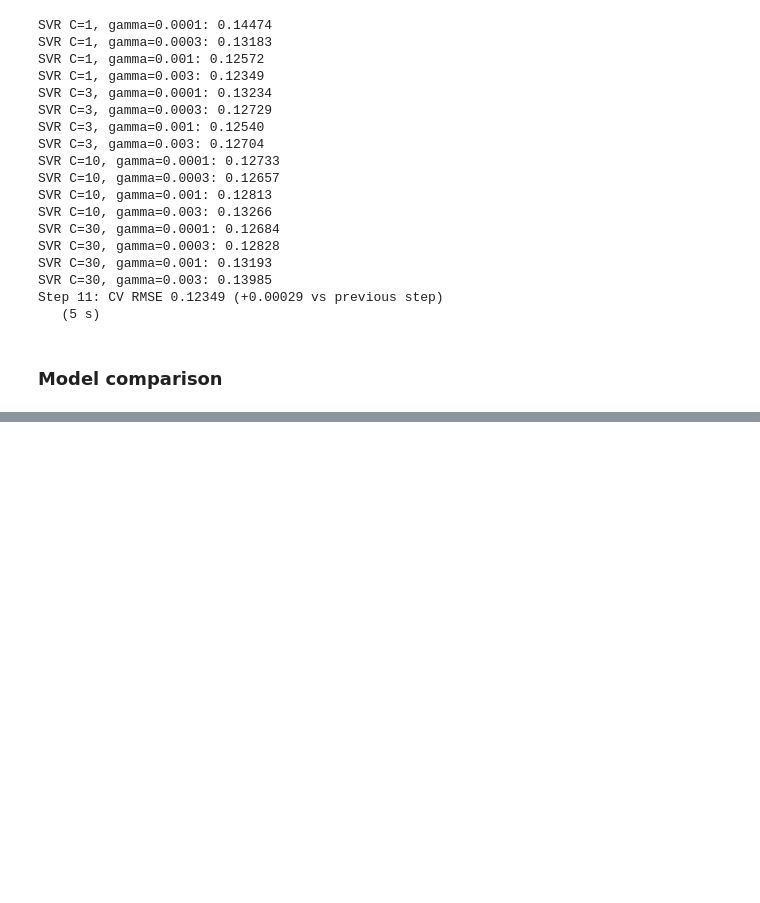
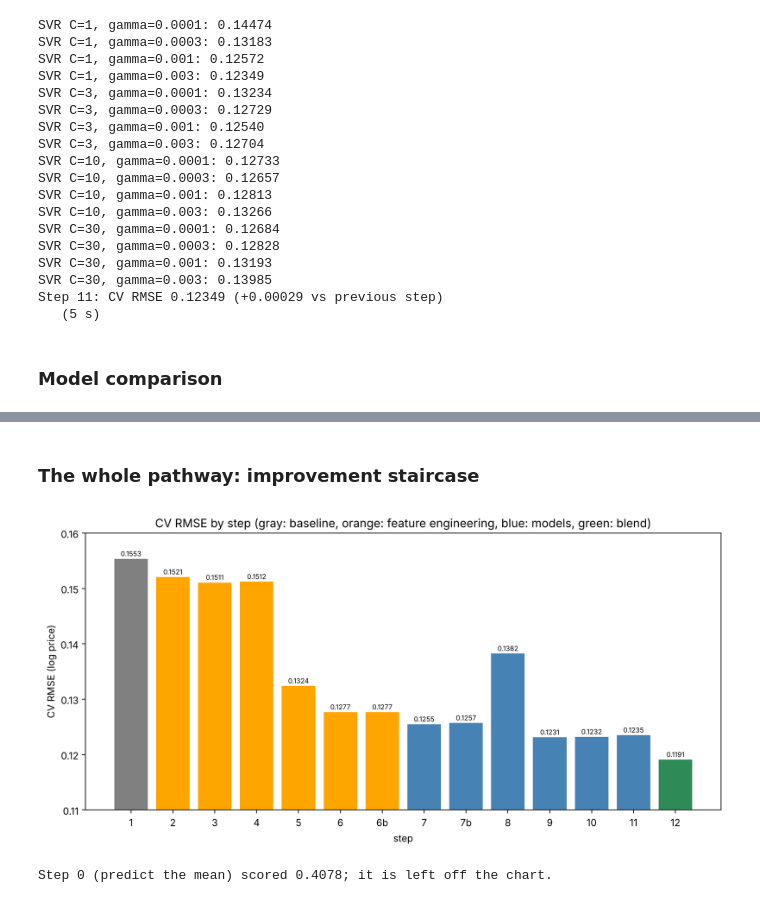
Before and after one commit to Victorshek412/kaggle-house-prices, a Jupyter notebook: v2/house_prices_v2.ipynb, the cells around one changed output, grey strips where cells are left out. Drawn from its saved outputs; the diff is of its cells as text; code cells hidden in the pictures; blank space fills up the shorter version.

```diff
--- a/v2/house_prices_v2.ipynb
+++ b/v2/house_prices_v2.ipynb
@@ -743,0 +826,21 @@ comparison.round(5)
+# %% [markdown]
+### The whole pathway: improvement staircase
+# %%
+steps = results[results.step != "0"].reset_index(drop=True)  # step 0 (0.41) would flatten the chart
+colors = ["gray" if s == "1" else "orange" if s in {"2", "3", "4", "5", "6", "6b"}
+          else "steelblue" if s != "12" else "seagreen" for s in steps.step]
+
+fig, ax = plt.subplots(figsize=(10, 5))
+ax.bar(steps.step, steps.cv_rmse, color=colors)
+for i, value in enumerate(steps.cv_rmse):
+    ax.text(i, value + 0.0005, f"{value:.4f}", ha="center", fontsize=7)
+ax.set(title="CV RMSE by step (gray: baseline, orange: feature engineering, "
+             "blue: models, green: blend)",
+       xlabel="step", ylabel="CV RMSE (log price)", ylim=(0.11, 0.16))
+fig.tight_layout()
+fig.savefig(OUT_DIR / "figures" / "07_improvement_staircase.png", dpi=120)
+plt.show()
+print(f"Step 0 (predict the mean) scored {results.cv_rmse.iloc[0]:.4f}; it is left off the chart.")
+# %% [output]
+[figure, added]
+Step 0 (predict the mean) scored 0.4078; it is left off the chart.
```
Also changed, not shown: parts of 14 cells of this notebook, 9 other files.
